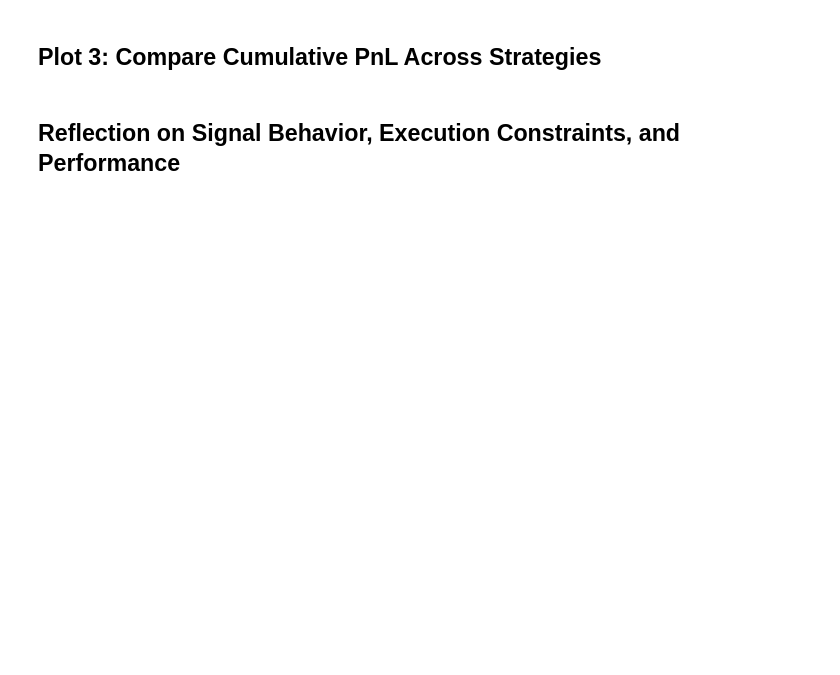
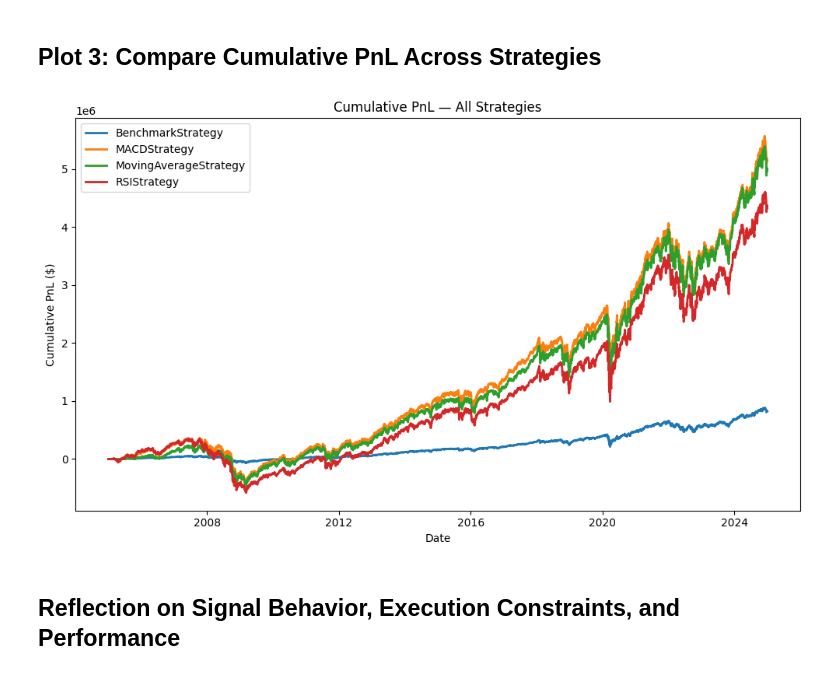
Before and after one commit to azakharove/Python, a Jupyter notebook: Assignment2/StrategyComparison.ipynb, the cells around one changed output. Saved outputs shown, nothing was run; the diff lists cells and outputs as text; code cells hidden in the pictures; blank space fills up the shorter version.

```diff
--- a/Assignment2/StrategyComparison.ipynb
+++ b/Assignment2/StrategyComparison.ipynb
@@ -69,2 +200,6 @@ FileNotFoundError: No strategy performance files found in data/prices/
+# %%
+plot_cum_pnl_all_strategies(df_histories, as_pct=False)
+# %% [output]
+[figure, added]
 # %% [markdown]
 ## Reflection on Signal Behavior, Execution Constraints, and Performance
```
Also changed, not shown: parts of 8 cells of this notebook.
